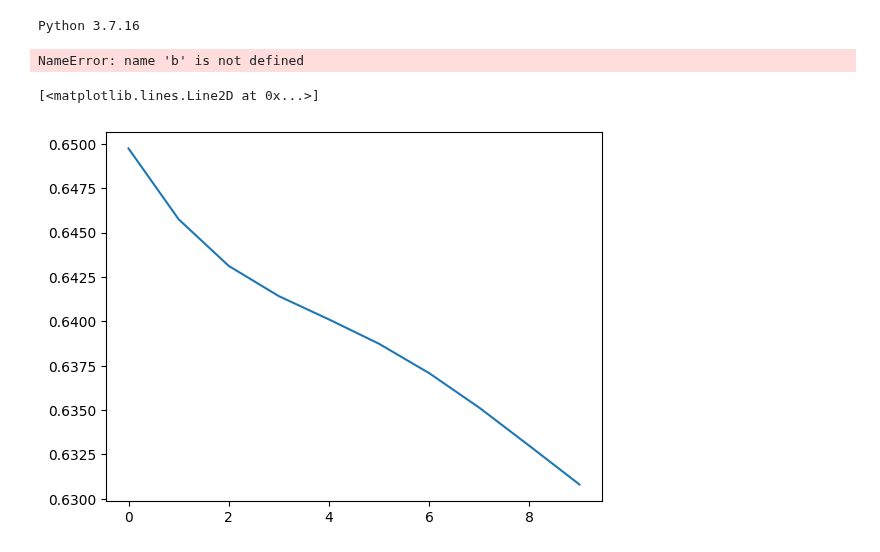
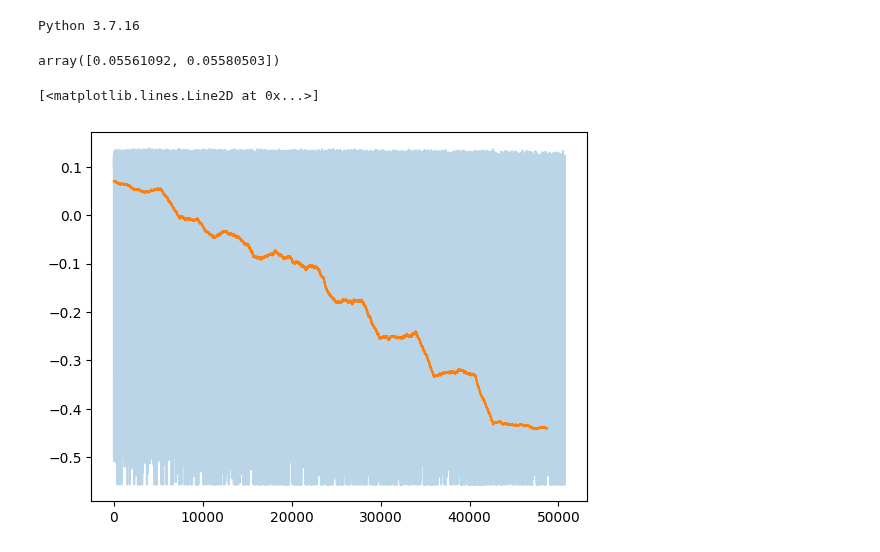
Before and after one commit to i4ata/BScProject, a Jupyter notebook: ppo_negotiation_rec_2/PPO_negotiation_tryouts.ipynb, the cells around one changed output. Drawn from its saved outputs; the diff is of its cells as text; code cells hidden in the pictures.

```diff
--- a/ppo_negotiation_rec_2/PPO_negotiation_tryouts.ipynb
+++ b/ppo_negotiation_rec_2/PPO_negotiation_tryouts.ipynb
@@ -25,6 +25,11 @@ def create_agent(env, state, id):
 envs = [Rice(id = i, region_yamls_filename='2_region_yamls', num_discrete_action_levels=5) for i in range(5)]
 initial_state = envs[0].reset()
 agents = [create_agent(envs[0], initial_state, agent_id) for agent_id in range(envs[0].num_regions)]
+# %%
+mean_rewards = envs[0].estimate_reward_distribution()
+mean_rewards
+# %% [output]
+array([0.05561092, 0.05580503])
 # %%
 def step1(agents, envs, states):
 
@@ -86,12 +91,16 @@ episode_length = envs[0].episode_length
 negotiation_steps = envs[0].max_negotiation_steps
 
 # The terminal states are the same every time
-is_terminals = np.zeros(len(envs) * negotiation_steps, dtype = bool)
-is_terminals[range(negotiation_steps - 1, len(is_terminals), negotiation_steps)] = True
+is_terminals_negotiation = np.zeros(len(envs) * negotiation_steps, dtype = bool)
+is_terminals_negotiation[negotiation_steps - 1 :: negotiation_steps] = True
+is_terminals_negotiation = np.repeat(is_terminals_negotiation, episode_length)
 
-for epoch in tqdm(range(20)):
+all_proposal_rewards = [[] for agent in agents]
+all_decision_rewards = [[] for agent in agents]
 
-    for batch in range(2):
+for epoch in tqdm(range(10)):
+
+    for batch in range(10):
         states = [env.reset() for env in envs]
         for t in range(episode_length):
 
@@ -102,31 +111,42 @@ for epoch in tqdm(range(20)):
                 states = step1(agents, envs, states)
                 states = step2(agents, envs, states)
 
-                for agent in agents:
-                    agent.nets['proposalNet'].buffer.rewards.extend(
-                        [env.global_negotiation_state['rewards_proposals'][t][step][agent.id] for env in envs]
-                    )
-                    agent.nets['proposalNet'].buffer.is_terminals.extend(is_terminals)
-
-                    agent.nets['decisionNet'].buffer.rewards.extend(
-                        [env.global_negotiation_state['rewards_decisions'][t][step][agent.id] for env in envs]
-                    )
-                    agent.nets['decisionNet'].buffer.is_terminals.extend(is_terminals)
-
             states, rewards = act(agents, envs, states)
             all_rewards_actions = np.array([list(reward.values()) for reward in rewards])
 
             for agent in agents:
-                agent.nets['activityNet'].buffer.rewards.extend(all_rewards_actions[:, agent.id])
+
+                actions_rewards = all_rewards_actions[:, agent.id]
+
+                # Get proposal and decision rewards from envs, make them [nego_step, env_id], scale them
+                # to match the order of magnitude of the environment rewards
+                proposal_rewards, decision_rewards = [np.stack([
+                    [env.global_negotiation_state[rs][t][step][agent.id] for env in envs]
+                    for step in range(negotiation_steps)]
+                ) * mean_rewards[agent.id] for rs in ('rewards_proposals', 'rewards_decisions')]
+
+                proposal_rewards_added, decision_rewards_added = \
+                    [np.where(rs != 0, rs + actions_rewards.reshape(1, -1), rs).flatten()
+                     for rs in (proposal_rewards, decision_rewards)]
+
+                agent.nets['activityNet'].buffer.rewards.extend(actions_rewards)
+                agent.nets['proposalNet'].buffer.rewards.extend(proposal_rewards_added)
+                agent.nets['decisionNet'].buffer.rewards.extend(decision_rewards_added)
+
                 agent.nets['activityNet'].buffer.is_terminals.extend([t == episode_length - 1] * len(envs))
+                agent.nets['proposalNet'].buffer.is_terminals.extend(is_terminals_negotiation)
+                agent.nets['decisionNet'].buffer.is_terminals.extend(is_terminals_negotiation)
+
+                all_proposal_rewards[agent.id].extend(proposal_rewards_added[proposal_rewards_added != 0])
+                all_decision_rewards[agent.id].extend(decision_rewards_added[decision_rewards_added != 0])
+
 
     for agent in agents:
         agent.update()
-    b
-# %% [output]
-NameError: name 'b' is not defined
 # %%
-plt.plot(agents[1].nets['proposalNet'].loss_collection)
+w = 2000
+plt.plot(all_proposal_rewards[0], alpha = .3)
+plt.plot(np.convolve(all_proposal_rewards[0], np.ones(w) / w, mode='valid'))
 # %% [output]
 [<matplotlib.lines.Line2D at 0x...>]
-[figure, old version]
+[figure, new version]
```
Also changed, not shown: parts of 1 cell of this notebook, 2 other files.
